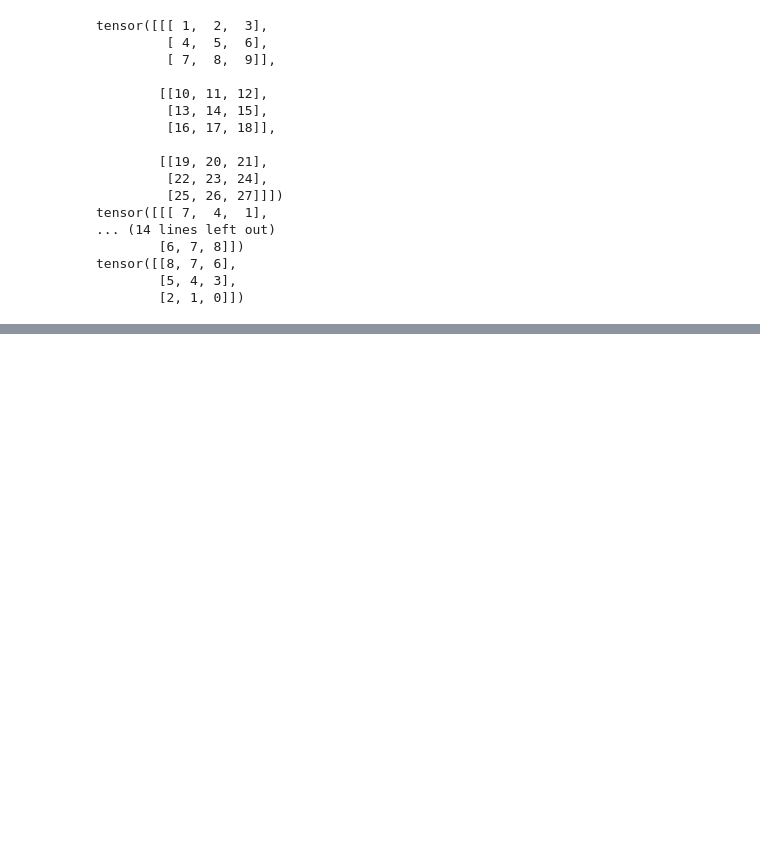
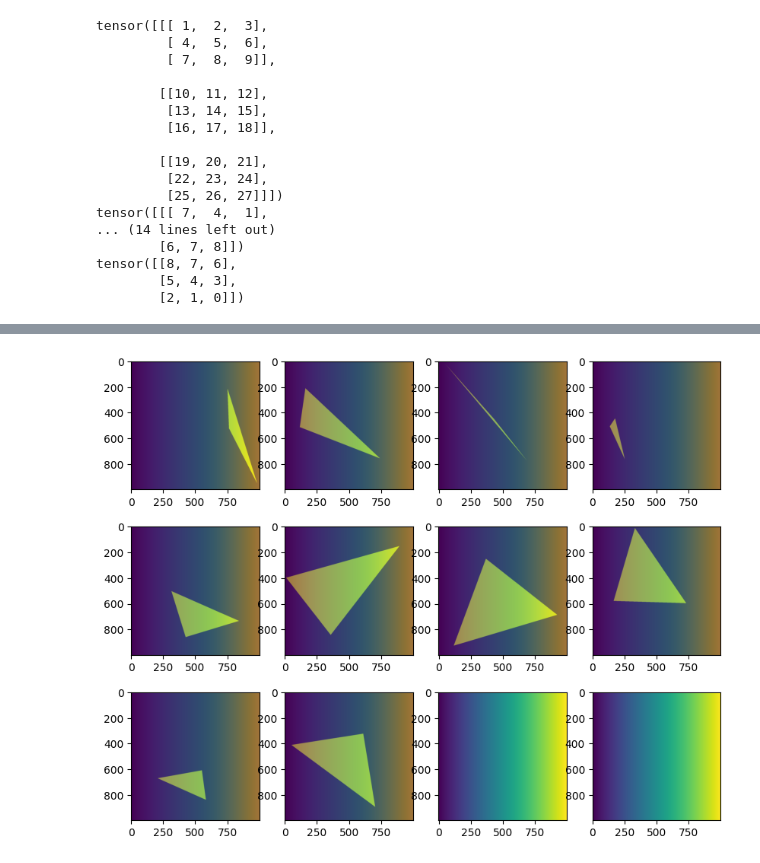
Before and after one commit to benjaminW2025/mastering-pytorch, a Jupyter notebook: 01_tensor_transform_challenges/tensor_puzzles.ipynb, the cells around one changed output, grey strips where cells are left out. Drawn from its saved outputs; the diff is of its cells as text; code cells hidden in the pictures; blank space fills up the shorter version.

Commit message:
Added week one PyTorch tensor manipulation exercises

```diff
--- a/01_tensor_transform_challenges/tensor_puzzles.ipynb
+++ b/01_tensor_transform_challenges/tensor_puzzles.ipynb
@@ -122,0 +140,58 @@ tensor([[[0.8737, 0.5528, 0.5770],
+# %%
+"""
+Playing around with torch.meshgrid
+"""
+
+import torch
+import matplotlib.pyplot as plt
+import math
+
+# takes in a three dimensional tensor and creates a random triangular mask on each batch
+def boolean_mask(B, H, W):
+    # generate the random coordinates
+    corners = torch.rand(B, 3, 2)
+    corners[:, :, 0] *= W
+    corners[:, :, 1] *= H
+
+
+    y = torch.arange(H)
+    x = torch.arange(W)
+
+    Y, X = torch.meshgrid(y, x, )
+
+
+    # reshape into [1, H, W]
+    Y = Y.unsqueeze(0)
+    X = X.unsqueeze(0)
+
+    # store all of the corner coordinates with shape [B, H, W]
+    x1 = corners[:, 0, 0].view(B, 1, 1)
+    y1 = corners[:, 0, 1].view(B, 1, 1)
+    x2 = corners[:, 1, 0].view(B, 1, 1)
+    y2 = corners[:, 1, 1].view(B, 1, 1)
+    x3 = corners[:, 2, 0].view(B, 1, 1)
+    y3 = corners[:, 2, 1].view(B, 1, 1)
+
+    # calculate the cross product from each starting corner to determine which side of the edge a point (X, Y) lies
+    sign1 = (x2 - x1) * (Y - y1) - (y2 - y1) * (X - x1)
+    sign2 = (x3 - x2) * (Y - y2) - (y3 - y2) * (X - x2)
+    sign3 = (x1 - x3) * (Y - y3) - (y1 - y3) * (X - x3)
+
+    # element wise comparison
+    mask = (((sign1 >= 0) & (sign2 >= 0) & (sign3 >=0)) | ((sign1 <= 0) & (sign2 <= 0) & (sign3 <= 0)))
+
+    # look at our result
+    return mask, X.squeeze(), Y.squeeze()
+
+# create an overlay for data visualization
+def overlay(B, H, W):
+    mask, x, y = boolean_mask(B, H, W)
+    fig, axes = plt.subplots(math.floor(B ** 0.5), math.floor(B ** 0.5) + 1, figsize=(10,8))
+    for i, ax in enumerate(axes.flatten()):
+        ax.imshow(x)
+        if (i < B):
+            ax.imshow(mask[i], alpha=0.5)
+
+overlay(10, 1000, 1000)
+# %% [output]
+[figure, added]
```
Also changed, not shown: parts of 2 cells of this notebook.
